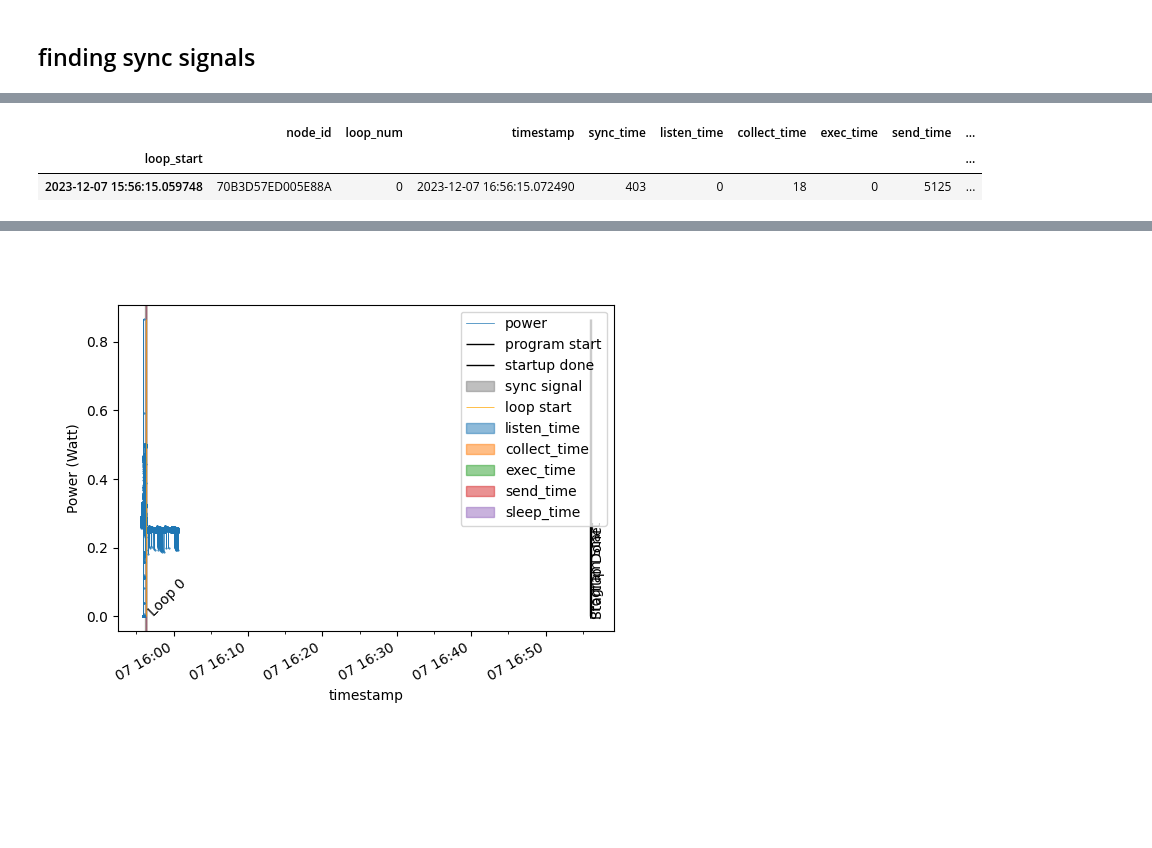
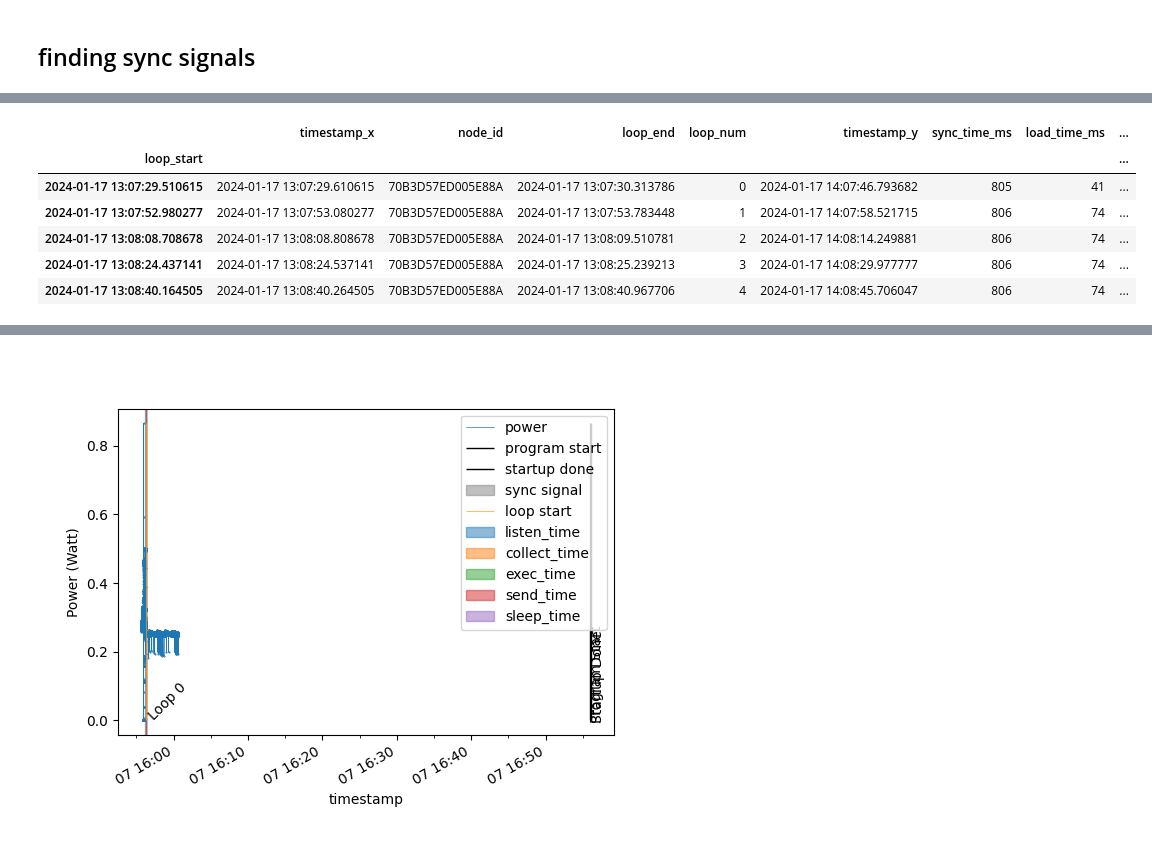
Before and after one commit to FlapKap/Terra-experiments, a Jupyter notebook: experiment/visualize.ipynb, the cells around one changed output, grey strips where cells are left out. Saved outputs shown, nothing was run; the diff lists cells and outputs as text; code cells hidden in the pictures; blank space fills up the shorter version.

```diff
--- a/experiment/visualize.ipynb
+++ b/experiment/visualize.ipynb
@@ -156,4 +157,0 @@ edges.head()
-# %%
-#based on sync_num add loop timings
-edges.loc[:,'loop_num'] = ((edges['sync_num']))
-edges.head()
@@ -216,20 +211,23 @@ plt.show()
 # %%
-# 'TIMINGS> Loop: 0, Sync: 403 ms, Load: 0 ms, sensor init: 10 ms, env init: 0 ms, net init: 12267 ms, Listen: 2 ms, Collect: 19 ms, Exec: 0 ms, Send: 7252 ms, save config: 2489 ms, Sleep: 7 s\n'
-%%sql
-timings <<
-select
+# 'TIMINGS> Loop: 0, Sync: 806 ms, Load: 40 ms, sensor init: 10 ms, env init: 0 ms, net init: 5216 ms, Collect: -1 ms, Exec: -1 ms, Send: 5119 ms, save config: 2646 ms, Sleep: 9 s\n'
+query = """
+SELECT
     node_id,
     timestamp,
-    regexp_extract(message, 'Loop: ([0-9]+)',1) as loop_num_ms,
-    regexp_extract(message, '.*Sync: ([0-9]+)',1) as sync_time_ms,
-    regexp_extract(message, '.*Load: ([0-9]+)',1) as load_time_ms,
-    regexp_extract(message, '.*sensor init: ([0-9]+)',1) as sensor_init_time_ms,
-    regexp_extract(message, '.*env init: ([0-9]+)',1) as env_init_time_ms,
-    regexp_extract(message, '.*net init: ([0-9]+)',1) as net_init_time_ms,
-    regexp_extract(message, '.*Listen: ([0-9]+)',1) as listen_time_ms,
-    regexp_extract(message, '.*Collect: ([0-9]+)',1) as collect_time_ms,
-    regexp_extract(message, '.*Exec: ([0-9]+)',1) as exec_time_ms,
-    regexp_extract(message, '.*Send: ([0-9]+)',1) as send_time_ms,
-    regexp_extract(message, '.*save config: ([0-9]+)',1) as save_config_time_ms,
-    regexp_extract(message, '.*Sleep: ([0-9]+)',1) as sleep_time_s
-     from Trace WHERE message LIKE 'TIMINGS>%'
+    regexp_extract(message, 'Loop: (-?[0-9]+)',1) as loop_num,
+    regexp_extract(message, '.*Sync: (-?[0-9]+)',1) as sync_time_ms,
+    regexp_extract(message, '.*Load: (-?[0-9]+)',1) as load_time_ms,
+    regexp_extract(message, '.*sensor init: (-?[0-9]+)',1) as sensor_init_time_ms,
+    regexp_extract(message, '.*env init: (-?[0-9]+)',1) as env_init_time_ms,
+    regexp_extract(message, '.*net init: (-?[0-9]+)',1) as net_init_time_ms,
+    --regexp_extract(message, '.*Listen: (-?[0-9]+)',1) as listen_time_ms,
+    regexp_extract(message, '.*Collect: (-?[0-9]+)',1) as collect_time_ms,
+    regexp_extract(message, '.*Exec: (-?[0-9]+)',1) as exec_time_ms,
+    regexp_extract(message, '.*Send: (-?[0-9]+)',1) as send_time_ms,
+    regexp_extract(message, '.*save config: (-?[0-9]+)',1) as save_config_time_ms,
+    regexp_extract(message, '.*Sleep: (-?[0-9]+)',1) as sleep_time_s
+FROM Trace
+WHERE message LIKE 'TIMINGS>%'
+"""
+timings = %sql {{query}}
+timings.head()
@@ -236,14 +241,18 @@ select
 # %%
 # since duckdb return all columns as object we need to change types before we can merge
-timings[['loop_num', 'sync_time', 'listen_time', 'collect_time', 'exec_time', 'send_time', 'sleep_time', 'total_time']] = timings[['loop_num', 'sync_time', 'listen_time', 'collect_time', 'exec_time', 'send_time', 'sleep_time', 'total_time']].apply(pd.to_numeric)
+timings[['loop_num', 'sync_time_ms', 'load_time_ms', 'sensor_init_time_ms', 'env_init_time_ms', 'net_init_time_ms', 'collect_time_ms', 'exec_time_ms', 'send_time_ms', 'save_config_time_ms', 'sleep_time_s']] = timings[['loop_num', 'sync_time_ms', 'load_time_ms', 'sensor_init_time_ms', 'env_init_time_ms', 'net_init_time_ms', 'collect_time_ms', 'exec_time_ms', 'send_time_ms', 'save_config_time_ms', 'sleep_time_s']].apply(pd.to_numeric)
 
 # .. and merge. here we need to reset index first, since df.merge doesnt preserve index
 loops = loops.reset_index().merge(timings, on=['node_id', 'loop_num']).set_index('loop_start')
 loops.head()
 # %% [output]
-|  | node_id | loop_num | timestamp | sync_time | listen_time | collect_time | exec_time | send_time | ... |
-| loop_start |  |  |  |  |  |  |  |  | ... |
-| 2023-12-07 15:56:15.059748 | 70B3D57ED005E88A | 0 | 2023-12-07 16:56:15.072490 | 403 | 0 | 18 | 0 | 5125 | ... |
+|  | timestamp_x | node_id | loop_end | loop_num | timestamp_y | sync_time_ms | load_time_ms | ... |
+| loop_start |  |  |  |  |  |  |  | ... |
+| 2024-01-17 13:07:29.510615 | 2024-01-17 13:07:29.610615 | 70B3D57ED005E88A | 2024-01-17 13:07:30.313786 | 0 | 2024-01-17 14:07:46.793682 | 805 | 41 | ... |
+| 2024-01-17 13:07:52.980277 | 2024-01-17 13:07:53.080277 | 70B3D57ED005E88A | 2024-01-17 13:07:53.783448 | 1 | 2024-01-17 14:07:58.521715 | 806 | 74 | ... |
+| 2024-01-17 13:08:08.708678 | 2024-01-17 13:08:08.808678 | 70B3D57ED005E88A | 2024-01-17 13:08:09.510781 | 2 | 2024-01-17 14:08:14.249881 | 806 | 74 | ... |
+| 2024-01-17 13:08:24.437141 | 2024-01-17 13:08:24.537141 | 70B3D57ED005E88A | 2024-01-17 13:08:25.239213 | 3 | 2024-01-17 14:08:29.977777 | 806 | 74 | ... |
+| 2024-01-17 13:08:40.164505 | 2024-01-17 13:08:40.264505 | 70B3D57ED005E88A | 2024-01-17 13:08:40.967706 | 4 | 2024-01-17 14:08:45.706047 | 806 | 74 | ... |
 # %%
 for row in loops.itertuples():
     start_time = row.Index
```
Also changed, not shown: parts of 22 cells of this notebook.
